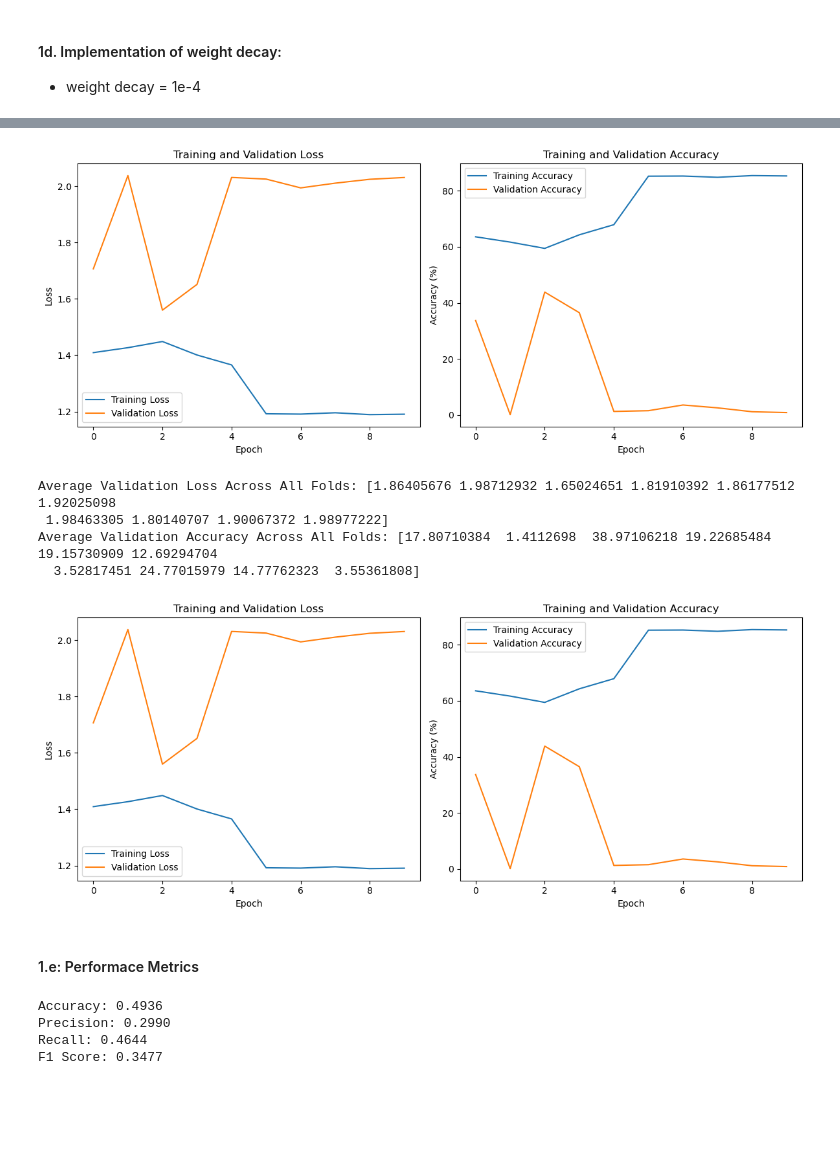
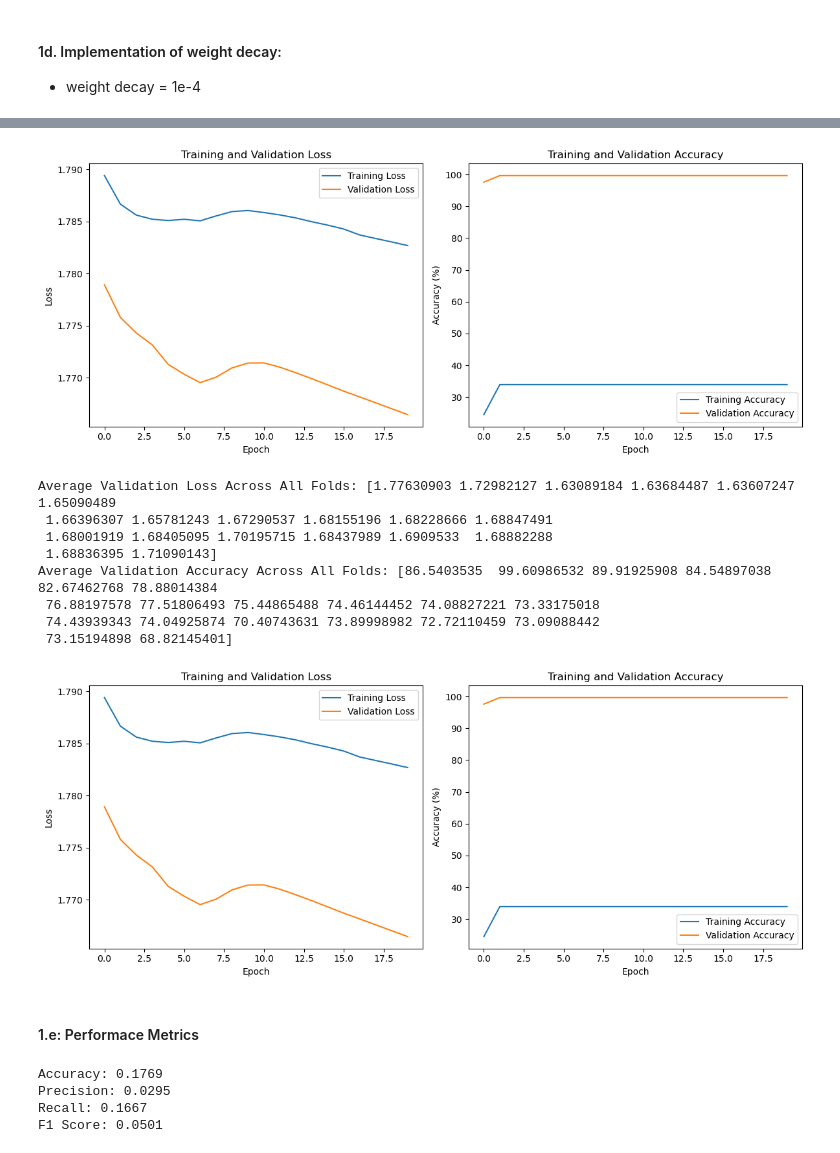
Before and after one commit to Simurgh818/Practical_2, a Jupyter notebook: Q1.ipynb, the cells around one changed output, grey strips where cells are left out. Saved outputs shown, nothing was run; the diff lists cells and outputs as text; code cells hidden in the pictures; blank space fills up the shorter version.

Commit message:
decay rate optimization

```diff
--- a/Q1.ipynb
+++ b/Q1.ipynb
@@ -578,10 +582,11 @@ Average Validation Accuracy Across All Folds: [ 8.34862468 12.2294596  13.693263
 #### 1d. Implementation of weight decay:
 - weight decay = 1e-4
 # %%
-batch_size = 32
+batch_size = 64
 # %%
-weight_decay = 1e-4
-learning_rate = 1e-3
+num_epochs = 20
+weight_decay = 1e-1
+learning_rate = 1e-5
 # Define the number of folds
 k_folds = 2
 kf = KFold(n_splits=k_folds)
@@ -613,7 +618,7 @@ for fold, (train_index, val_index) in enumerate(kf.split(dataset)):
     train_accuracies = []
     val_accuracies = []
 
-    for epoch in range(10):  # loop over the dataset multiple times
+    for epoch in range(num_epochs):  # loop over the dataset multiple times
         running_train_loss = 0.0
         running_val_loss = 0.0
         correct_train = 0
@@ -669,7 +674,7 @@ for fold, (train_index, val_index) in enumerate(kf.split(dataset)):
         epoch_val_accuracy = 100 * correct_val / total_val
 
         # Print and store losses and accuracies
-        print(f'Epoch [{epoch + 1}/10], Train Loss: {epoch_train_loss:.4f}, Val Loss: {epoch_val_loss:.4f}, Train Accuracy: {epoch_train_accuracy:.2f}%, Val Accuracy: {epoch_val_accuracy:.2f}%')
+        print(f'Epoch [{epoch + 1}/num_epochs], Train Loss: {epoch_train_loss:.4f}, Val Loss: {epoch_val_loss:.4f}, Train Accuracy: {epoch_train_accuracy:.2f}%, Val Accuracy: {epoch_val_accuracy:.2f}%')
         train_losses.append(epoch_train_loss)
         val_losses.append(epoch_val_loss)
         train_accuracies.append(epoch_train_accuracy)
@@ -729,4 +734,4 @@ Average Validation Accuracy Across All Folds: [17.80710384  1.4112698  38.971062
-[figure, old version]
+[figure, new version]
 # %%
 # Calculate and print average validation loss and accuracy across all folds
 avg_val_loss = np.mean(val_losses_all, axis=0)
@@ -756,11 +761,15 @@ plt.legend()
 plt.tight_layout()
 plt.show()
 # %% [output]
-Average Validation Loss Across All Folds: [1.86405676 1.98712932 1.65024651 1.81910392 1.86177512 1.92025098
- 1.98463305 1.80140707 1.90067372 1.98977222]
-Average Validation Accuracy Across All Folds: [17.80710384  1.4112698  38.97106218 19.22685484 19.15730909 12.69294704
-  3.52817451 24.77015979 14.77762323  3.55361808]
+Average Validation Loss Across All Folds: [1.77630903 1.72982127 1.63089184 1.63684487 1.63607247 1.65090489
+ 1.66396307 1.65781243 1.67290537 1.68155196 1.68228666 1.68847491
+ 1.68001919 1.68405095 1.70195715 1.68437989 1.6909533  1.68882288
+ 1.68836395 1.71090143]
+Average Validation Accuracy Across All Folds: [86.5403535  99.60986532 89.91925908 84.54897038 82.67462768 78.88014384
+ 76.88197578 77.51806493 75.44865488 74.46144452 74.08827221 73.33175018
+ 74.43939343 74.04925874 70.40743631 73.89998982 72.72110459 73.09088442
+ 73.15194898 68.82145401]
-[figure, old version]
+[figure, new version]
 # %% [markdown]
 #### 1.e: Performace Metrics
 # %%
@@ -805,10 +814,10 @@ print(f'Precision: {precision:.4f}')
 print(f'Recall: {recall:.4f}')
 print(f'F1 Score: {f1:.4f}')
 # %% [output]
-Accuracy: 0.4936
-Precision: 0.2990
-Recall: 0.4644
-F1 Score: 0.3477
+Accuracy: 0.1769
+Precision: 0.0295
+Recall: 0.1667
+F1 Score: 0.0501
 # %%
 # Plot confusion matrix for accuracy
 plt.figure(figsize=(6, 6))
```
Also changed, not shown: parts of 5 cells of this notebook.
